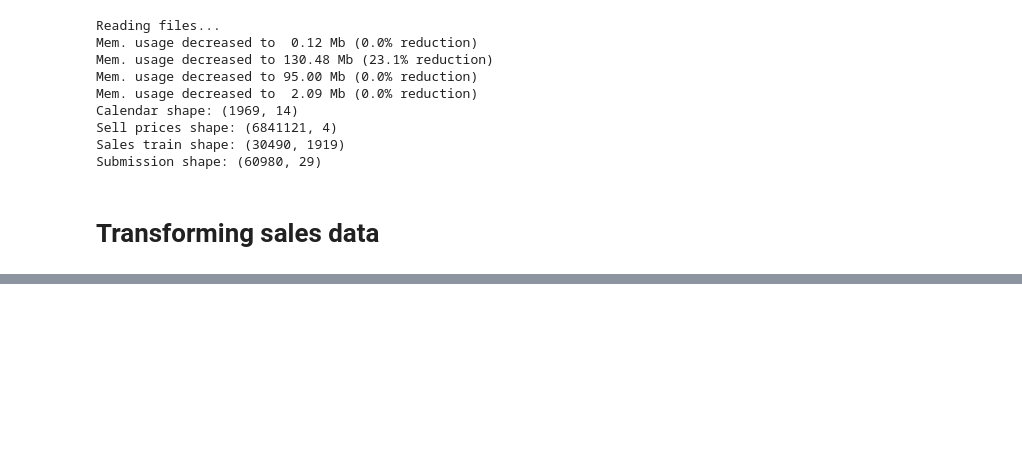
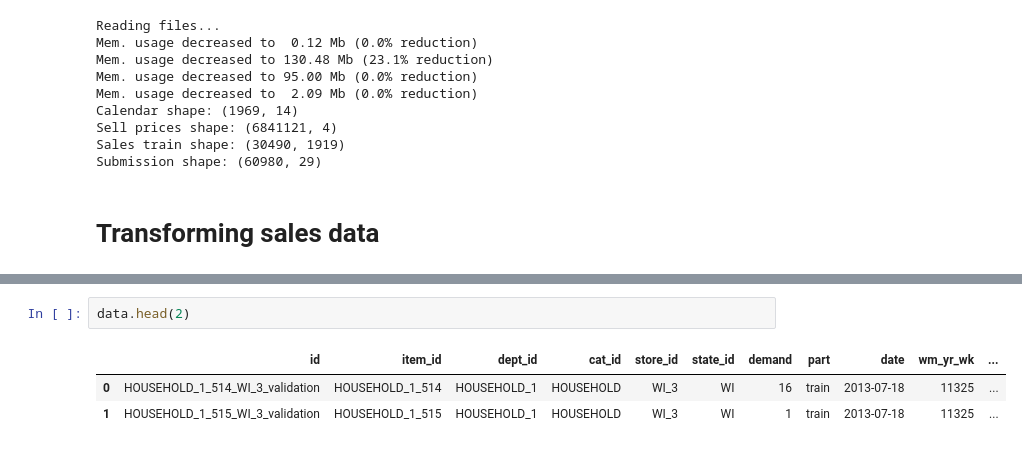
Before and after one commit to vivekka93/m5-accuracy, a Jupyter notebook: my_notebook.ipynb, the cells around one changed output, grey strips where cells are left out. Drawn from its saved outputs; the diff is of its cells as text; blank space fills up the shorter version.

```diff
--- a/my_notebook.ipynb
+++ b/my_notebook.ipynb
@@ -93,0 +177,6 @@ melted = pd.melt(sales_train_val, id_vars=['id', 'item_id', 'dept_id', 'cat_id',
+# %%
+data.head(2)
+# %% [output]
+|  | id | item_id | dept_id | cat_id | store_id | state_id | demand | part | date | wm_yr_wk | ... |
+| 0 | HOUSEHOLD_1_514_WI_3_validation | HOUSEHOLD_1_514 | HOUSEHOLD_1 | HOUSEHOLD | WI_3 | WI | 16 | train | 2013-07-18 | 11325 | ... |
+| 1 | HOUSEHOLD_1_515_WI_3_validation | HOUSEHOLD_1_515 | HOUSEHOLD_1 | HOUSEHOLD | WI_3 | WI | 1 | train | 2013-07-18 | 11325 | ... |
```
Also changed, not shown: parts of 15 cells of this notebook.
